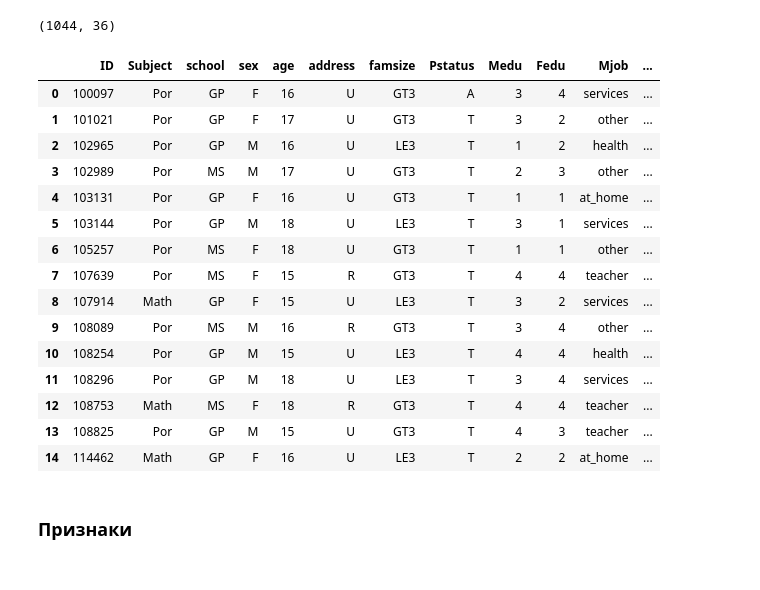
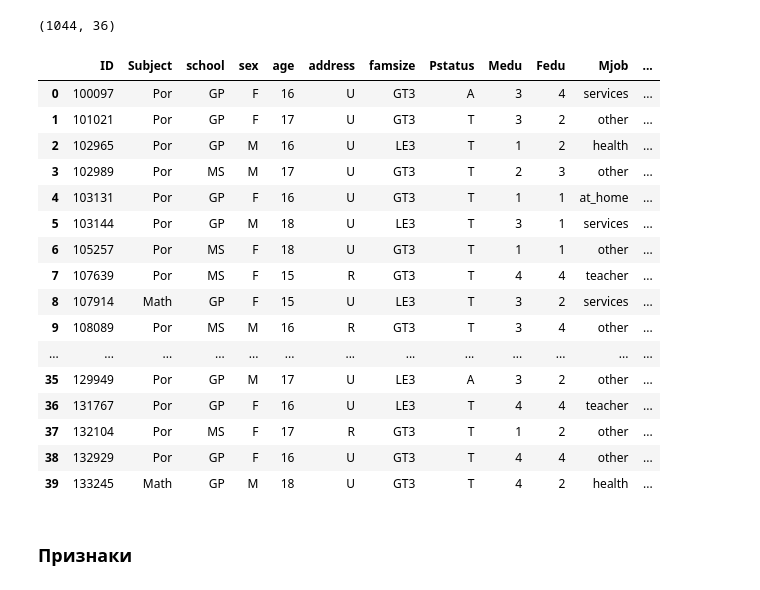
Before and after one commit to dariaAlium/DA, a Jupyter notebook: Lab_1_Exploratory_analysis.ipynb, the cells around one changed output. Saved outputs shown, nothing was run; the diff lists cells and outputs as text; code cells hidden in the pictures.

```diff
--- a/Lab_1_Exploratory_analysis.ipynb
+++ b/Lab_1_Exploratory_analysis.ipynb
@@ -22,24 +22,25 @@ data.shape
 # %% [output]
 (1044, 36)
 # %%
-data.head(15)
+data.head(40)
 # %% [output]
 |  | ID | Subject | school | sex | age | address | famsize | Pstatus | Medu | Fedu | Mjob | ... |
 | 0 | 100097 | Por | GP | F | 16 | U | GT3 | A | 3 | 4 | services | ... |
 | 1 | 101021 | Por | GP | F | 17 | U | GT3 | T | 3 | 2 | other | ... |
 | 2 | 102965 | Por | GP | M | 16 | U | LE3 | T | 1 | 2 | health | ... |
 | 3 | 102989 | Por | MS | M | 17 | U | GT3 | T | 2 | 3 | other | ... |
 | 4 | 103131 | Por | GP | F | 16 | U | GT3 | T | 1 | 1 | at_home | ... |
 | 5 | 103144 | Por | GP | M | 18 | U | LE3 | T | 3 | 1 | services | ... |
 | 6 | 105257 | Por | MS | F | 18 | U | GT3 | T | 1 | 1 | other | ... |
 | 7 | 107639 | Por | MS | F | 15 | R | GT3 | T | 4 | 4 | teacher | ... |
 | 8 | 107914 | Math | GP | F | 15 | U | LE3 | T | 3 | 2 | services | ... |
 | 9 | 108089 | Por | MS | M | 16 | R | GT3 | T | 3 | 4 | other | ... |
-| 10 | 108254 | Por | GP | M | 15 | U | LE3 | T | 4 | 4 | health | ... |
-| 11 | 108296 | Por | GP | M | 18 | U | LE3 | T | 3 | 4 | services | ... |
-| 12 | 108753 | Math | MS | F | 18 | R | GT3 | T | 4 | 4 | teacher | ... |
-| 13 | 108825 | Por | GP | M | 15 | U | GT3 | T | 4 | 3 | teacher | ... |
-| 14 | 114462 | Math | GP | F | 16 | U | LE3 | T | 2 | 2 | at_home | ... |
+| ... | ... | ... | ... | ... | ... | ... | ... | ... | ... | ... | ... | ... |
+| 35 | 129949 | Por | GP | M | 17 | U | LE3 | A | 3 | 2 | other | ... |
+| 36 | 131767 | Por | GP | F | 16 | U | LE3 | T | 4 | 4 | teacher | ... |
+| 37 | 132104 | Por | MS | F | 17 | R | GT3 | T | 1 | 2 | other | ... |
+| 38 | 132929 | Por | GP | F | 16 | U | GT3 | T | 4 | 4 | other | ... |
+| 39 | 133245 | Math | GP | M | 18 | U | GT3 | T | 4 | 2 | health | ... |
 # %% [markdown]
 ### Признаки
 # %% [markdown]
```
Also changed, not shown: parts of 4 cells of this notebook.
